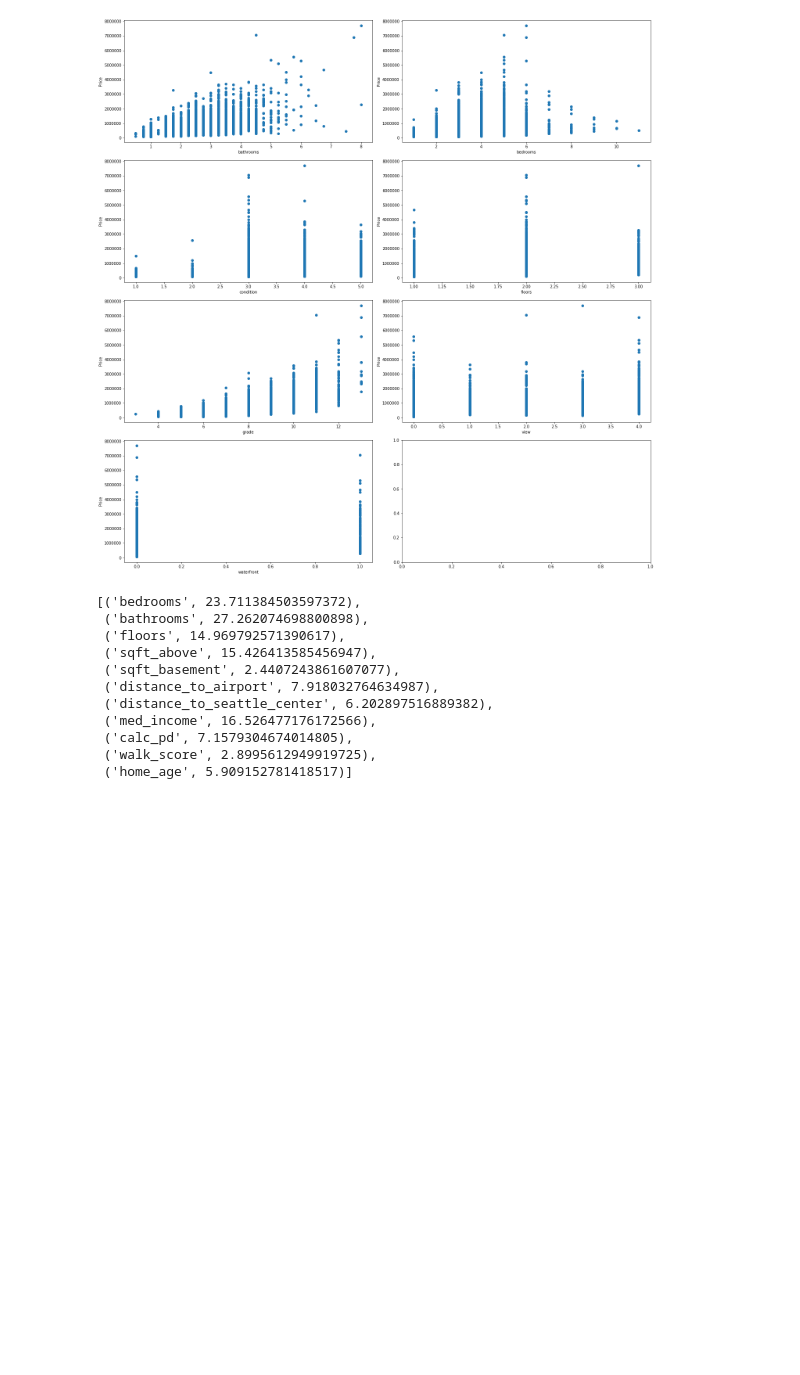
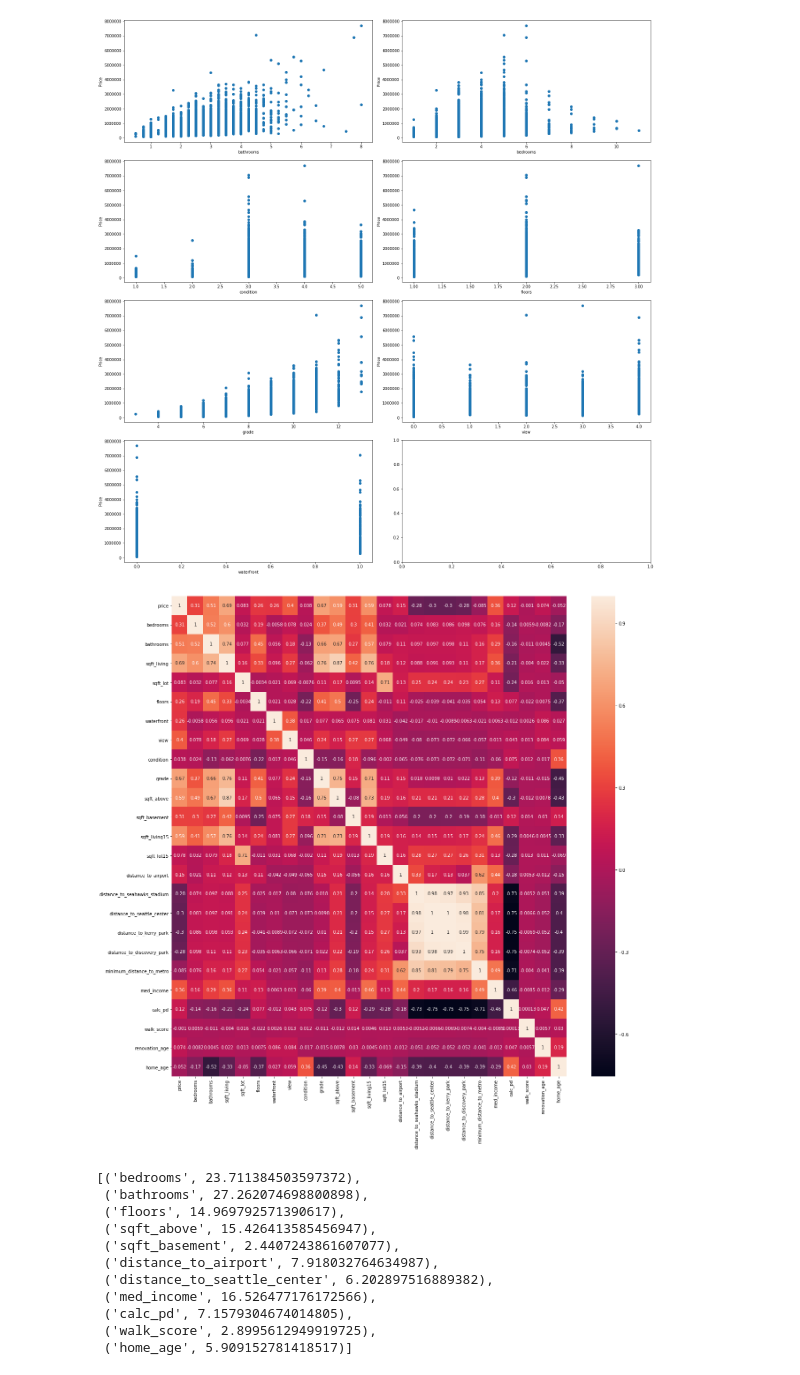
Before and after one commit to naik-sachin/Project_Housing_prediction, a Jupyter notebook: EDA_and_model_building.ipynb, the cells around one changed output. Drawn from its saved outputs; the diff is of its cells as text; code cells hidden in the pictures; blank space fills up the shorter version.

```diff
--- a/EDA_and_model_building.ipynb
+++ b/EDA_and_model_building.ipynb
@@ -194,3 +169,8 @@ df.drop(columns='grade', inplace=True)
 df = df.loc[df.bedrooms <= 6]
 # %%
 df = df.loc[df.bathrooms <= 5]
+# %%
+plt.figure(figsize=(20,20))
+sns.heatmap(df.drop(columns=['lat', 'long']).corr(), annot=True);
+# %% [output]
+[figure, added]
```
Also changed, not shown: parts of 26 cells of this notebook.
